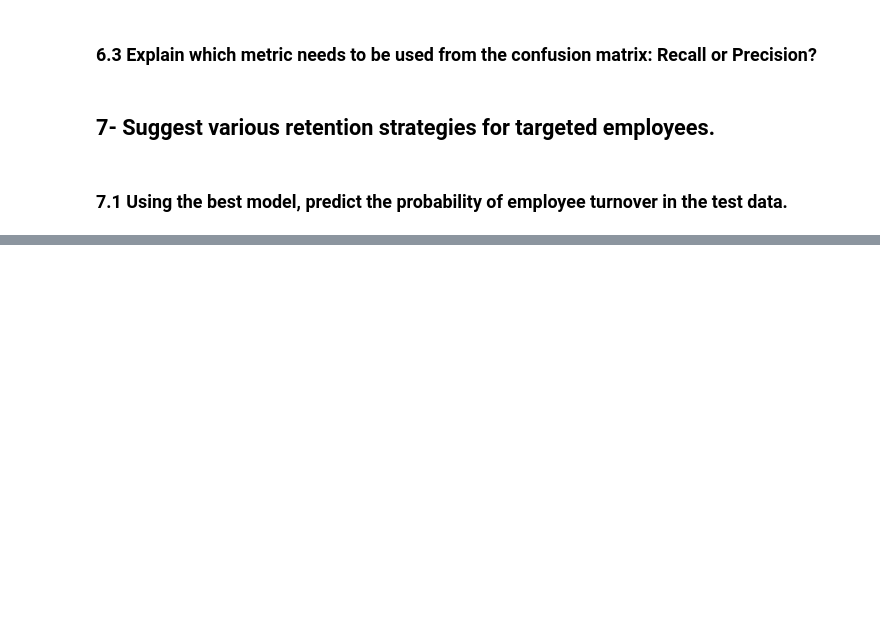
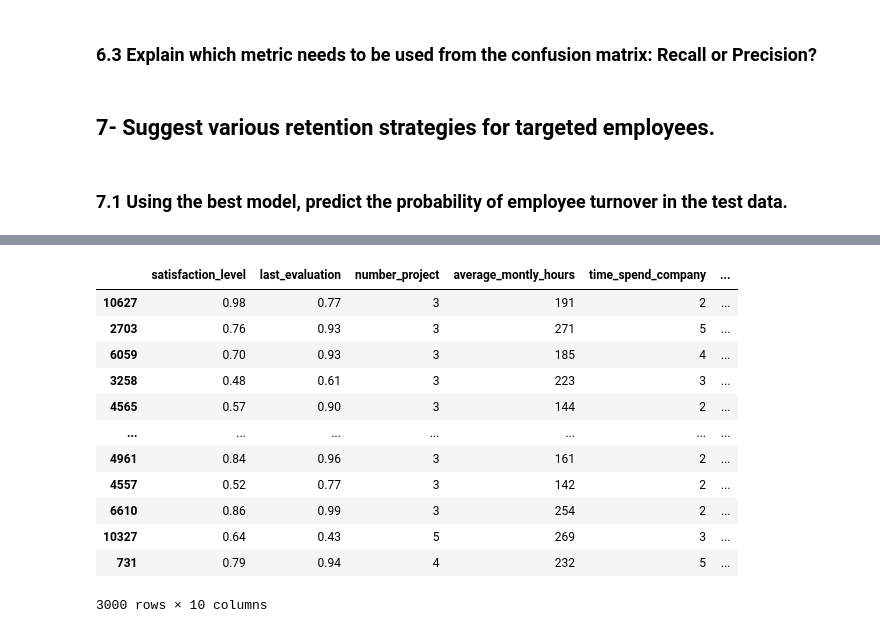
Before and after one commit to Mesterumit/Employee_Turnover_model, a Jupyter notebook: Employee_Turnover_App.ipynb, the cells around one changed output, grey strips where cells are left out. Drawn from its saved outputs; the diff is of its cells as text; code cells hidden in the pictures; blank space fills up the shorter version.

Commit message:
checked teh best model for predicted_probablity to see each employee if their risk_zone

```diff
--- a/Employee_Turnover_App.ipynb
+++ b/Employee_Turnover_App.ipynb
@@ -791,0 +808,8 @@ plt.show()
+# %%
+# Fit the best model on balanced training data
+best_model = random_Forest_model
+best_model.fit(X_res, y_res)
+
+# Predict probability of turnover (class = 1)
+turnover_prob = best_model.predict_proba(X_test_concat)[:, 1]
+turnover_prob
@@ -791,0 +828,19 @@ plt.show()
+# %%
+results = X_test.copy()
+results['turnover_probability'] = turnover_prob
+
+results
+# %% [output]
+|  | satisfaction_level | last_evaluation | number_project | average_montly_hours | time_spend_company | ... |
+| 10627 | 0.98 | 0.77 | 3 | 191 | 2 | ... |
+| 2703 | 0.76 | 0.93 | 3 | 271 | 5 | ... |
+| 6059 | 0.70 | 0.93 | 3 | 185 | 4 | ... |
+| 3258 | 0.48 | 0.61 | 3 | 223 | 3 | ... |
+| 4565 | 0.57 | 0.90 | 3 | 144 | 2 | ... |
+| ... | ... | ... | ... | ... | ... | ... |
+| 4961 | 0.84 | 0.96 | 3 | 161 | 2 | ... |
+| 4557 | 0.52 | 0.77 | 3 | 142 | 2 | ... |
+| 6610 | 0.86 | 0.99 | 3 | 254 | 2 | ... |
+| 10327 | 0.64 | 0.43 | 5 | 269 | 3 | ... |
+| 731 | 0.79 | 0.94 | 4 | 232 | 5 | ... |
+3000 rows × 10 columns
```
Also changed, not shown: parts of 8 cells of this notebook.
